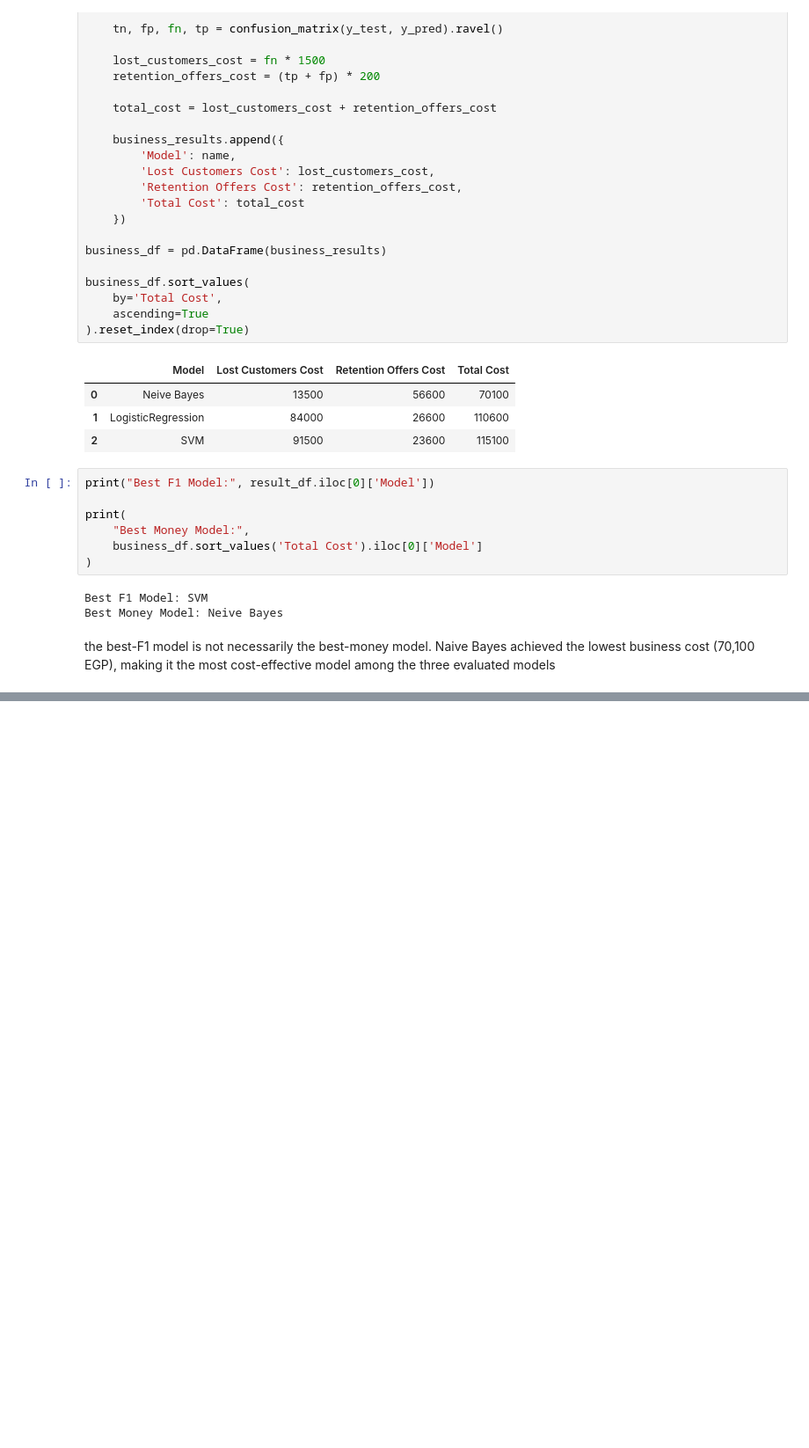
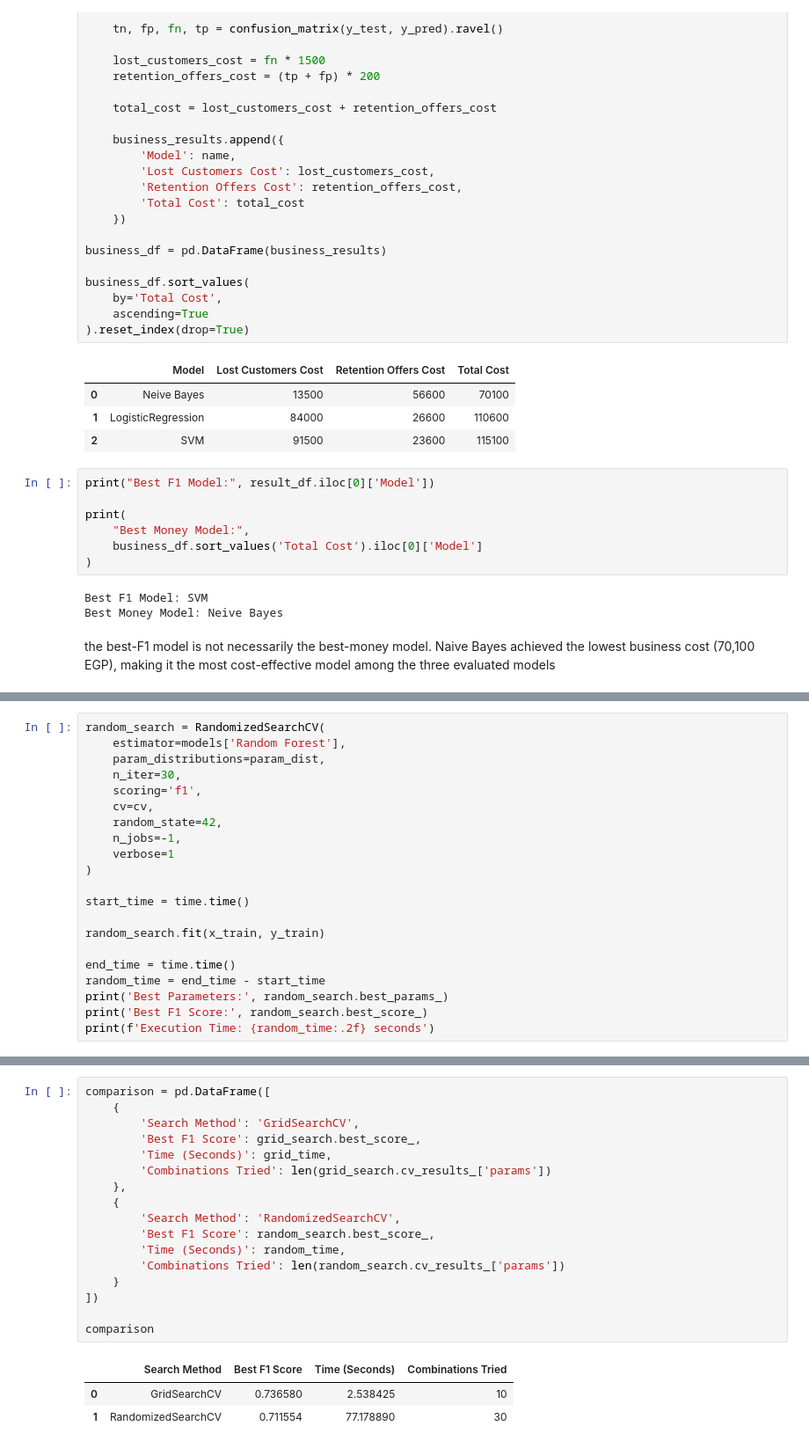
Before and after one commit to Omarsaidmohamed/ml_project1, a Jupyter notebook: notebook/ML_Code.ipynb, the cells around one changed output, grey strips where cells are left out. Shown at 88% size. Cells and saved outputs as stored; diff of their text form; blank space fills up the shorter version.

Commit message:
Adding Comparison Tuning

```diff
--- a/notebook/ML_Code.ipynb
+++ b/notebook/ML_Code.ipynb
@@ -1189,0 +1309,21 @@ the best-F1 model is not necessarily the best-money model. Naive Bayes achieved
+# %%
+random_search = RandomizedSearchCV(
+    estimator=models['Random Forest'],
+    param_distributions=param_dist,
+    n_iter=30,
+    scoring='f1',
+    cv=cv,
+    random_state=42,
+    n_jobs=-1,
+    verbose=1
+)
+
+start_time = time.time()
+
+random_search.fit(x_train, y_train)
+
+end_time = time.time()
+random_time = end_time - start_time
+print('Best Parameters:', random_search.best_params_)
+print('Best F1 Score:', random_search.best_score_)
+print(f'Execution Time: {random_time:.2f} seconds')
@@ -1189,0 +1354,21 @@ the best-F1 model is not necessarily the best-money model. Naive Bayes achieved
+# %%
+comparison = pd.DataFrame([
+    {
+        'Search Method': 'GridSearchCV',
+        'Best F1 Score': grid_search.best_score_,
+        'Time (Seconds)': grid_time,
+        'Combinations Tried': len(grid_search.cv_results_['params'])
+    },
+    {
+        'Search Method': 'RandomizedSearchCV',
+        'Best F1 Score': random_search.best_score_,
+        'Time (Seconds)': random_time,
+        'Combinations Tried': len(random_search.cv_results_['params'])
+    }
+])
+
+comparison
+# %% [output]
+|  | Search Method | Best F1 Score | Time (Seconds) | Combinations Tried |
+| 0 | GridSearchCV | 0.736580 | 2.538425 | 10 |
+| 1 | RandomizedSearchCV | 0.711554 | 77.178890 | 30 |
```
Also changed, not shown: parts of 19 cells of this notebook.
